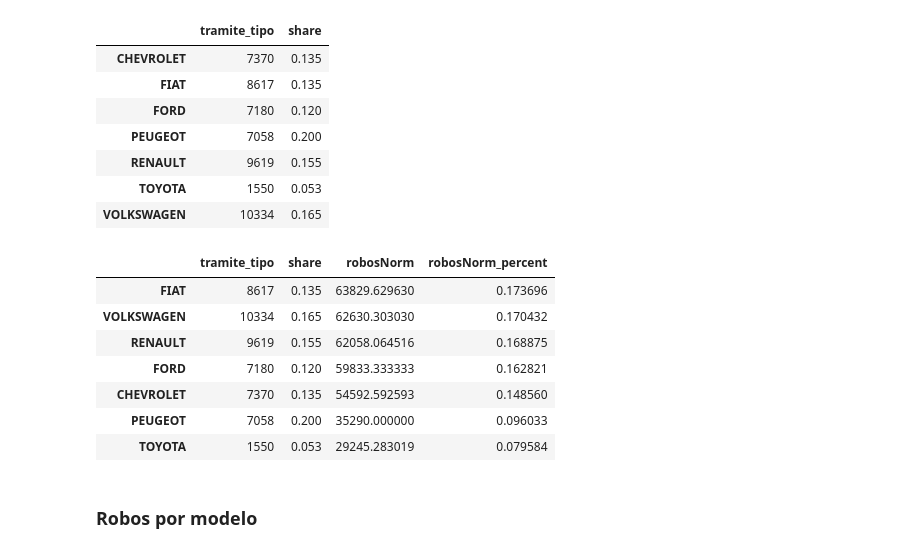
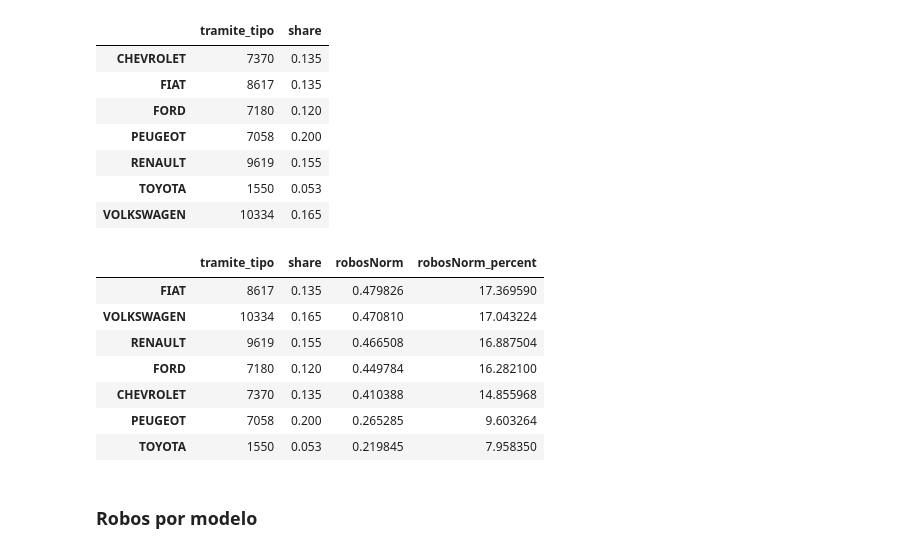
Before and after one commit to ilcarbo/robo_autos, a Jupyter notebook: EDA.ipynb, the cells around one changed output. Cells and saved outputs as stored; diff of their text form; code cells hidden in the pictures.

```diff
--- a/EDA.ipynb
+++ b/EDA.ipynb
@@ -426,19 +426,19 @@ robadosNorm
 | VOLKSWAGEN | 10334 | 0.165 |
 # %%
 # Normalizo por el MarketShare
-robadosNorm['robosNorm'] = robadosNorm['tramite_tipo'] / robadosNorm['share']
-robadosNorm['robosNorm_percent'] = robadosNorm['robosNorm']/robadosNorm['robosNorm'].sum()
+N_vehiculos = 13302670
+robadosNorm['robosNorm'] = robadosNorm['tramite_tipo'] / (robadosNorm['share']*N_vehiculos)*100
 robadosNorm = robadosNorm.sort_values(by=['robosNorm_percent'], ascending = False)
 robadosNorm
 # %% [output]
 |  | tramite_tipo | share | robosNorm | robosNorm_percent |
-| FIAT | 8617 | 0.135 | 63829.629630 | 0.173696 |
-| VOLKSWAGEN | 10334 | 0.165 | 62630.303030 | 0.170432 |
-| RENAULT | 9619 | 0.155 | 62058.064516 | 0.168875 |
-| FORD | 7180 | 0.120 | 59833.333333 | 0.162821 |
-| CHEVROLET | 7370 | 0.135 | 54592.592593 | 0.148560 |
-| PEUGEOT | 7058 | 0.200 | 35290.000000 | 0.096033 |
-| TOYOTA | 1550 | 0.053 | 29245.283019 | 0.079584 |
+| FIAT | 8617 | 0.135 | 0.479826 | 17.369590 |
+| VOLKSWAGEN | 10334 | 0.165 | 0.470810 | 17.043224 |
+| RENAULT | 9619 | 0.155 | 0.466508 | 16.887504 |
+| FORD | 7180 | 0.120 | 0.449784 | 16.282100 |
+| CHEVROLET | 7370 | 0.135 | 0.410388 | 14.855968 |
+| PEUGEOT | 7058 | 0.200 | 0.265285 | 9.603264 |
+| TOYOTA | 1550 | 0.053 | 0.219845 | 7.958350 |
 # %% [markdown]
 ### Robos por modelo
 # %%
```
